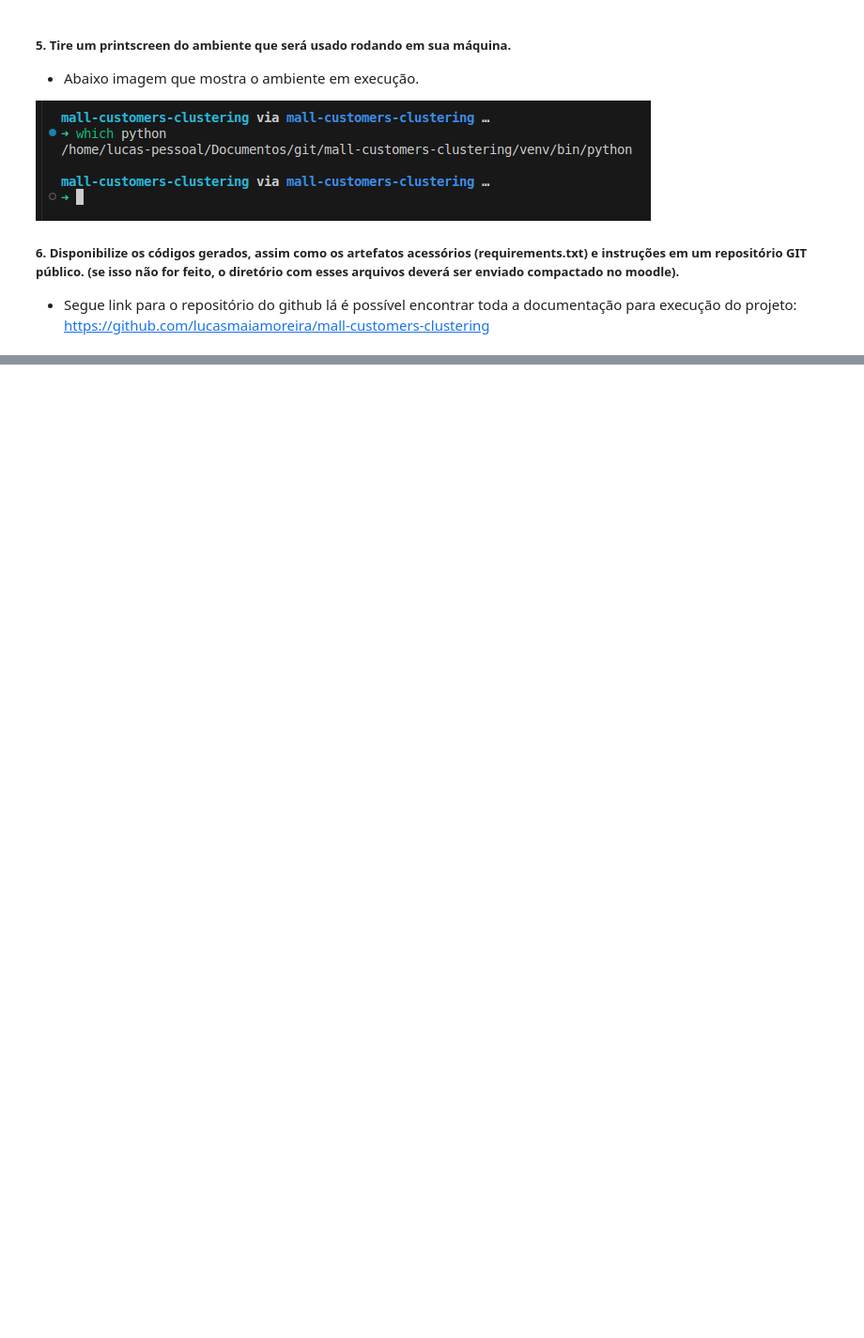
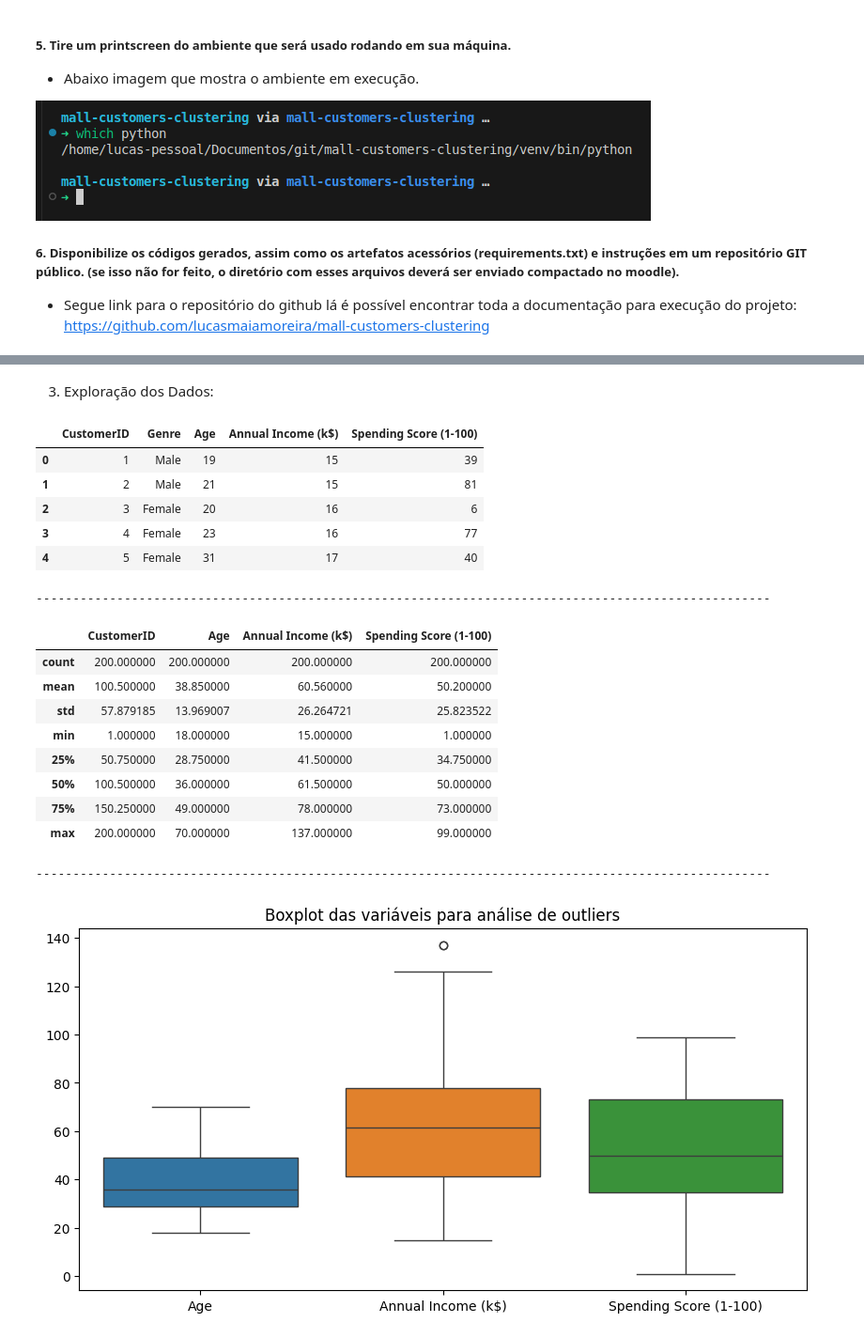
Before and after one commit to lucasmaiamoreira/mall-customers-clustering, a Jupyter notebook: clustering.ipynb, the cells around one changed output, grey strips where cells are left out. Shown: that part at 94% size. Cells and saved outputs as stored; diff of their text form; code cells hidden in the pictures; blank space fills up the shorter version.

```diff
--- a/clustering.ipynb
+++ b/clustering.ipynb
@@ -38,0 +215,6 @@
+# %%
+import pandas as pd
+
+# Carregar o dataset
+file_path = 'Mall_Customers.csv'
+data = pd.read_csv(file_path)
@@ -38,0 +236,40 @@
+# %% [markdown]
+3. Exploração dos Dados:
+# %%
+# Visualizar as 5 primeiras linhas do dataset
+display(data.head())
+
+print(100 * "-")
+
+# Estatísticas descritivas
+display(data.describe())
+
+print(100 * "-")
+
+# Boxplot para identificar outliers
+import matplotlib.pyplot as plt
+import seaborn as sns
+
+plt.figure(figsize=(10, 5))
+sns.boxplot(data=data[['Age', 'Annual Income (k$)', 'Spending Score (1-100)']])
+plt.title('Boxplot das variáveis para análise de outliers')
+plt.show()
+# %% [output]
+|  | CustomerID | Genre | Age | Annual Income (k$) | Spending Score (1-100) |
+| 0 | 1 | Male | 19 | 15 | 39 |
+| 1 | 2 | Male | 21 | 15 | 81 |
+| 2 | 3 | Female | 20 | 16 | 6 |
+| 3 | 4 | Female | 23 | 16 | 77 |
+| 4 | 5 | Female | 31 | 17 | 40 |
+----------------------------------------------------------------------------------------------------
+|  | CustomerID | Age | Annual Income (k$) | Spending Score (1-100) |
+| count | 200.000000 | 200.000000 | 200.000000 | 200.000000 |
+| mean | 100.500000 | 38.850000 | 60.560000 | 50.200000 |
+| std | 57.879185 | 13.969007 | 26.264721 | 25.823522 |
+| min | 1.000000 | 18.000000 | 15.000000 | 1.000000 |
+| 25% | 50.750000 | 28.750000 | 41.500000 | 34.750000 |
+| 50% | 100.500000 | 36.000000 | 61.500000 | 50.000000 |
+| 75% | 150.250000 | 49.000000 | 78.000000 | 73.000000 |
+| max | 200.000000 | 70.000000 | 137.000000 | 99.000000 |
+----------------------------------------------------------------------------------------------------
+[figure, added]
```
Also changed, not shown: parts of 32 cells of this notebook, 2 other files.
